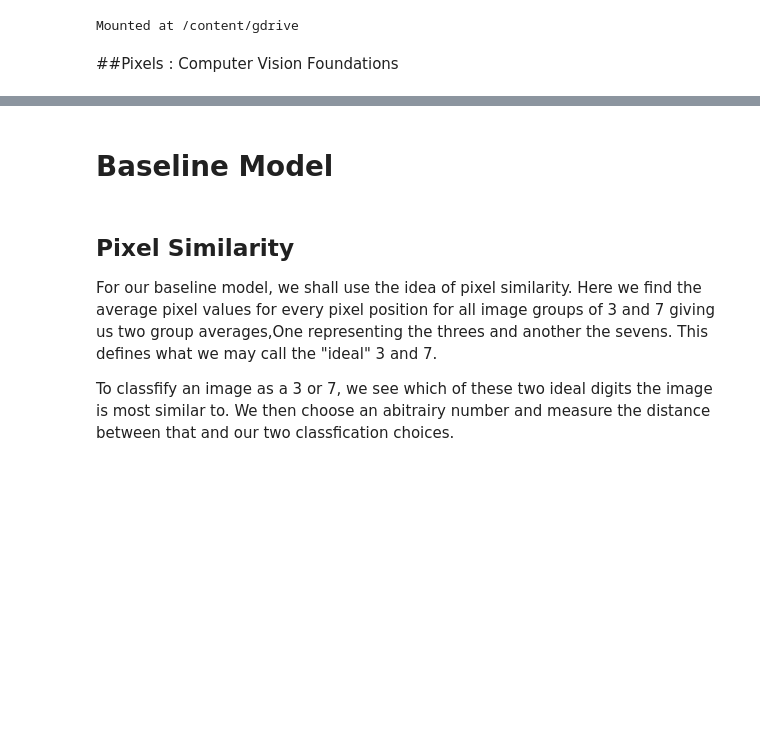
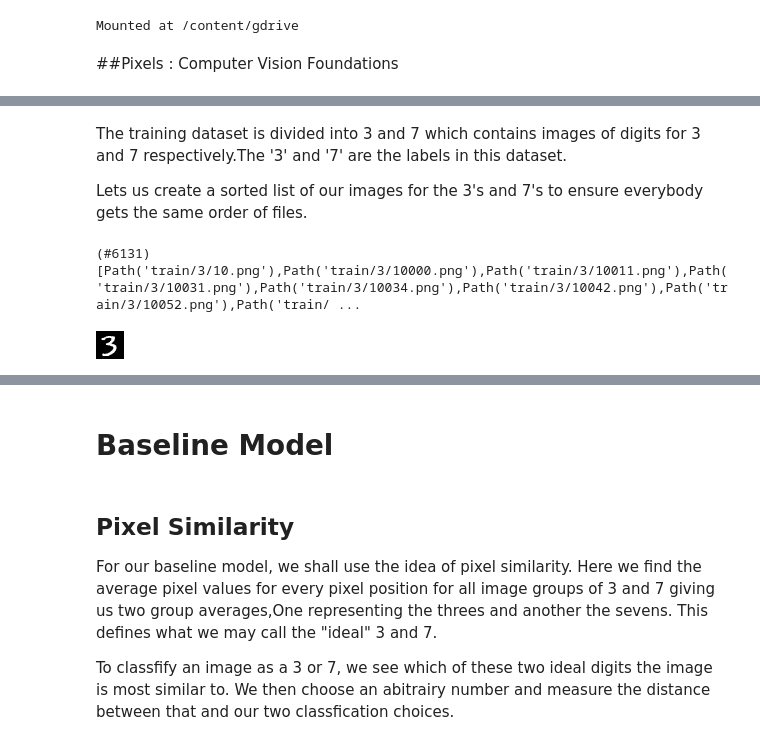
Before and after one commit to rubanzasilva/mnist_basics, a Jupyter notebook: Copy_of_mnist_basics.ipynb, the cells around one changed output, grey strips where cells are left out. Cells and saved outputs as stored; diff of their text form; code cells hidden in the pictures; blank space fills up the shorter version.

```diff
--- a/Copy_of_mnist_basics.ipynb
+++ b/Copy_of_mnist_basics.ipynb
@@ -56,0 +70,17 @@ For the initial example, we choose to work with a subset of data to be specific
+# %% [markdown]
+The training dataset is divided into 3 and 7 which contains images of digits for 3 and 7 respectively.The '3' and '7' are the labels in this dataset.
+
+Lets us create a sorted list of our images for the 3's and 7's to ensure everybody gets the same order of files.
+# %%
+#we use sorted to ensure we get files in the order
+threes = (path/'train/3').ls().sorted()
+sevens = (path/'train/7').ls().sorted()
+threes
+# %% [output]
+(#6131) [Path('train/3/10.png'),Path('train/3/10000.png'),Path('train/3/10011.png'),Path('train/3/10031.png'),Path('train/3/10034.png'),Path('train/3/10042.png'),Path('train/3/10052.png'),Path('train/ ...
+# %%
+im3_path = threes[1]
+im3 = Image.open(im3_path)
+im3
+# %% [output]
+[figure, added]
```
Also changed, not shown: parts of 16 cells of this notebook.
